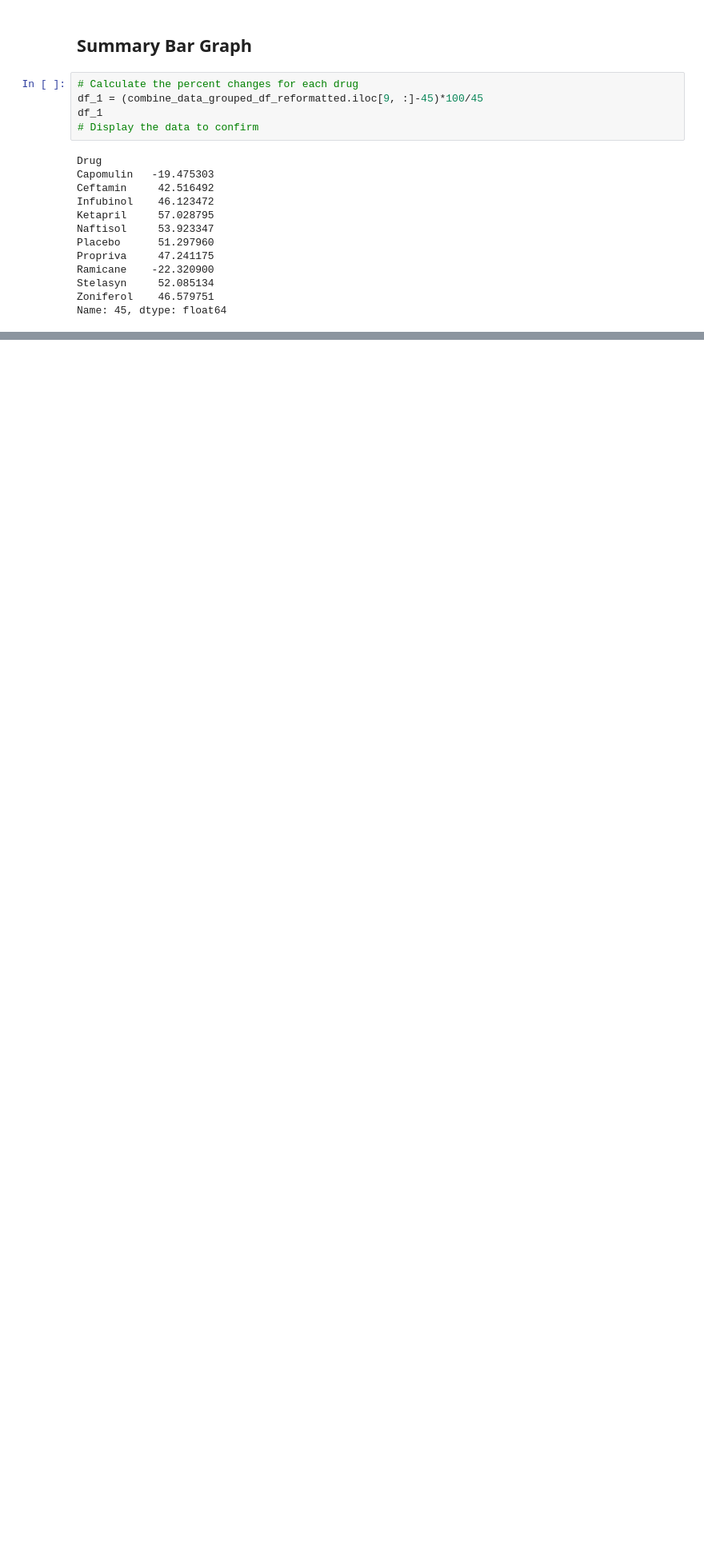
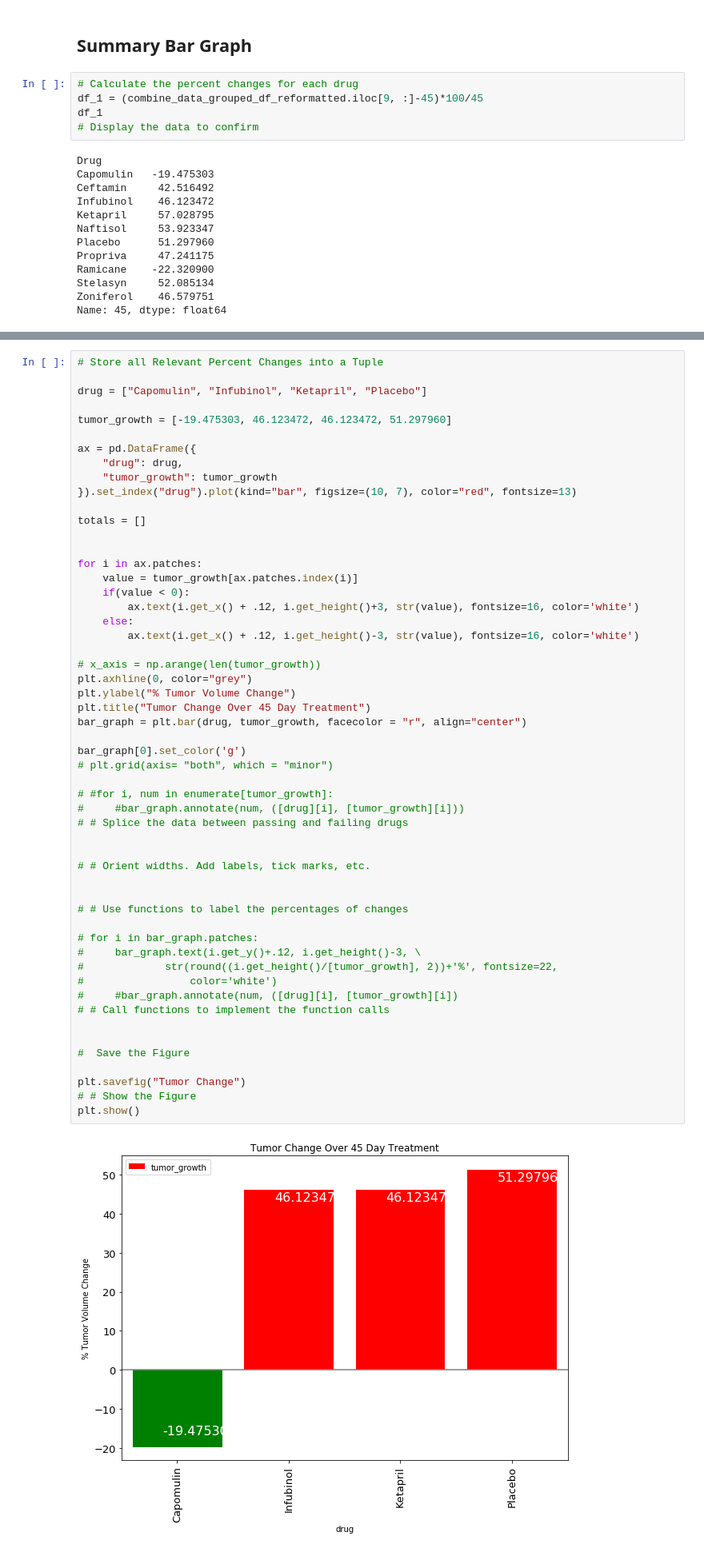
Before and after one commit to deborah129/Pymaceuticals, a Jupyter notebook: Pymaceuticals.ipynb, the cells around one changed output, grey strips where cells are left out. Shown: that part at 80% size. Drawn from its saved outputs; the diff is of its cells as text; blank space fills up the shorter version.

```diff
--- a/Pymaceuticals.ipynb
+++ b/Pymaceuticals.ipynb
@@ -438,2 +432,58 @@ plt.show()
 # %% [markdown]
 ![Metastatic Spread During Treatment](../Images/change.png)
+# %%
+# Store all Relevant Percent Changes into a Tuple
+
+drug = ["Capomulin", "Infubinol", "Ketapril", "Placebo"]
+
+tumor_growth = [-19.475303, 46.123472, 46.123472, 51.297960]
+
+ax = pd.DataFrame({
+    "drug": drug,
+    "tumor_growth": tumor_growth
+}).set_index("drug").plot(kind="bar", figsize=(10, 7), color="red", fontsize=13)
+
+totals = []
+
+
+for i in ax.patches:
+    value = tumor_growth[ax.patches.index(i)]
+    if(value < 0):
+        ax.text(i.get_x() + .12, i.get_height()+3, str(value), fontsize=16, color='white')
+    else:
+        ax.text(i.get_x() + .12, i.get_height()-3, str(value), fontsize=16, color='white')
+
+# x_axis = np.arange(len(tumor_growth))
+plt.axhline(0, color="grey")
+plt.ylabel("% Tumor Volume Change")
+plt.title("Tumor Change Over 45 Day Treatment")
+bar_graph = plt.bar(drug, tumor_growth, facecolor = "r", align="center")
+
+bar_graph[0].set_color('g')
+# plt.grid(axis= "both", which = "minor")
+
+# #for i, num in enumerate[tumor_growth]:
+#     #bar_graph.annotate(num, ([drug][i], [tumor_growth][i]))
+# # Splice the data between passing and failing drugs
+
+
+# # Orient widths. Add labels, tick marks, etc.
+
+
+# # Use functions to label the percentages of changes
+
+# for i in bar_graph.patches:
+#     bar_graph.text(i.get_y()+.12, i.get_height()-3, \
+#             str(round((i.get_height()/[tumor_growth], 2))+'%', fontsize=22,
+#                 color='white')
+#     #bar_graph.annotate(num, ([drug][i], [tumor_growth][i])
+# # Call functions to implement the function calls
+
+
+#  Save the Figure
+
+plt.savefig("Tumor Change")
+# # Show the Figure
+plt.show()
+# %% [output]
+[figure, added]
```
Also changed, not shown: parts of 3 cells of this notebook.
